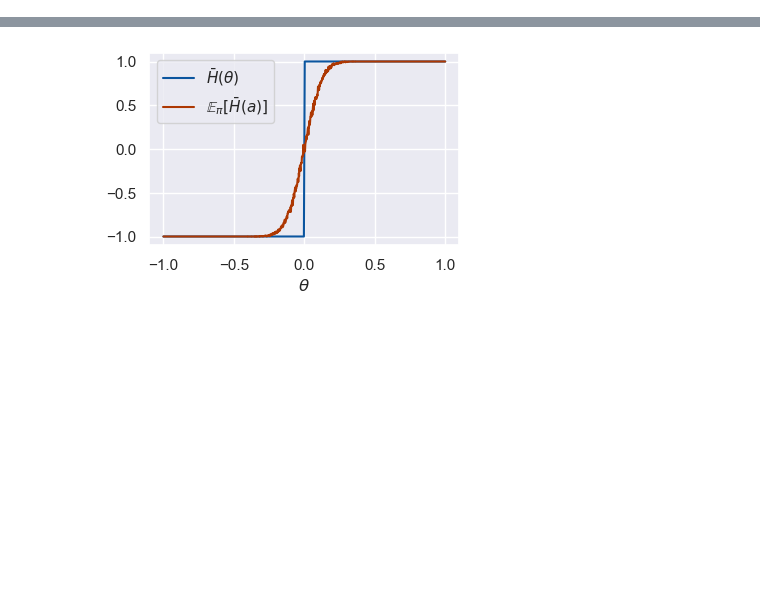
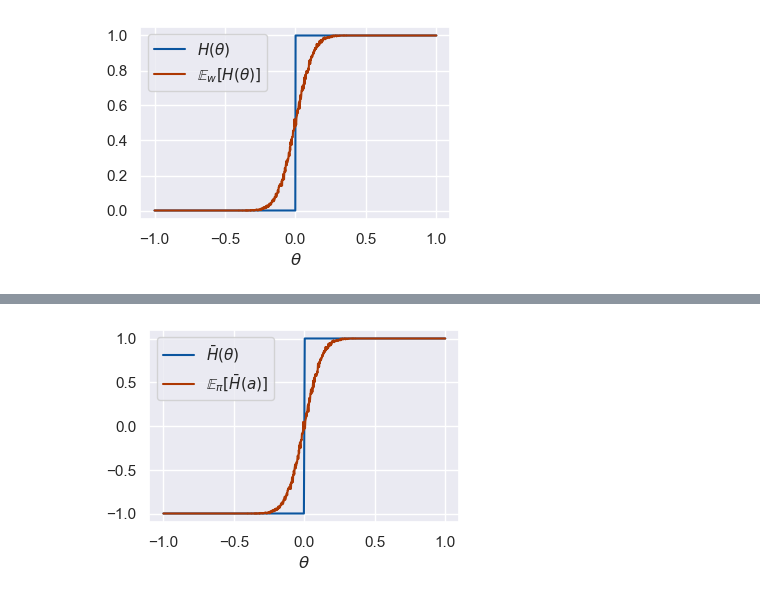
Before and after one commit to NVlabs/DiffRL, a Jupyter notebook: heaviside/heaviside.ipynb, the cells around one changed output, grey strips where cells are left out. Saved outputs shown, nothing was run; the diff lists cells and outputs as text; code cells hidden in the pictures; blank space fills up the shorter version.

```diff
--- a/heaviside/heaviside.ipynb
+++ b/heaviside/heaviside.ipynb
@@ -12,0 +51,25 @@ oranges = sns.color_palette("Oranges")
+# %%
+# Plot the function and its smooth version
+
+sigma = 0.1
+N = 1000
+np.random.seed(0)
+
+plt.figure(figsize=(4,2.5))
+
+# Raw data sample
+theta = np.linspace(-1,1, 1000)
+plt.plot(theta, H(theta), c=blues[-1], label=r"$H(\theta)$")
+
+# now sample with noise
+yy = np.zeros_like(theta)
+for i in range(len(yy)):
+    w = np.random.normal(0.0, sigma, N)
+    yy[i] = np.mean(H(theta[i]+w))
+plt.plot(xx, yy, c=oranges[-1], label=r"$\mathbb{E}_w [H(\theta)]$")
+plt.legend()
+plt.xlabel(r"$\theta$")
+# plt.tight_layout()
+plt.savefig("heaviside.pdf", bbox_inches='tight')
+# %% [output]
+[figure, added]
```
Also changed, not shown: parts of 9 cells of this notebook, 2 other files.
